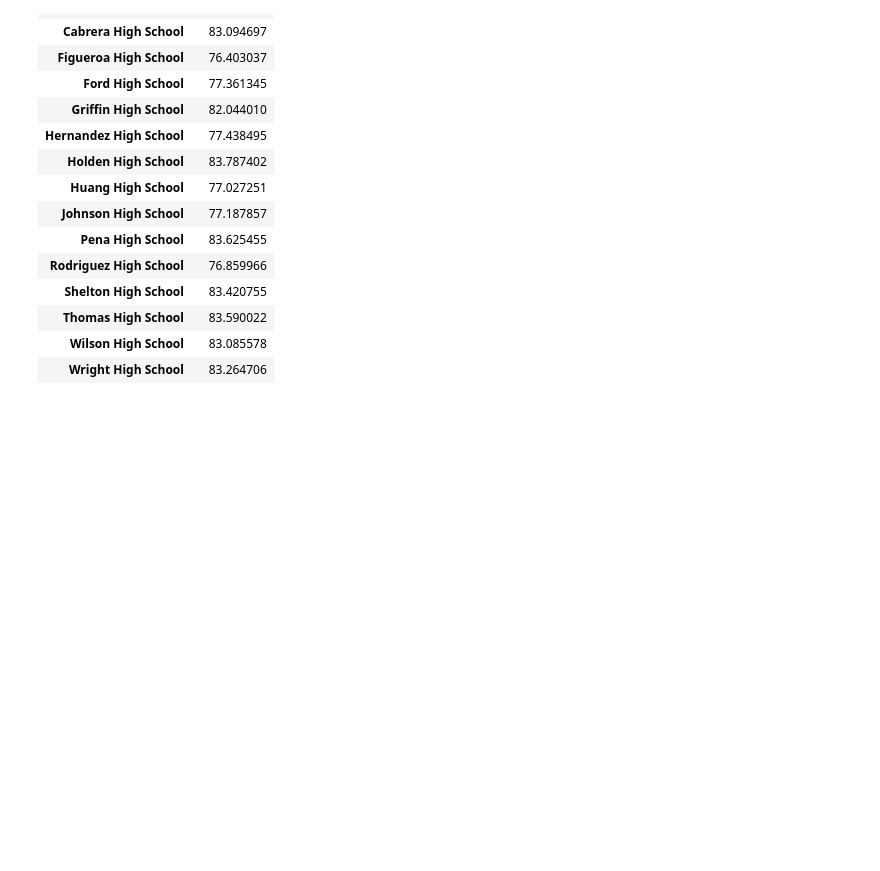
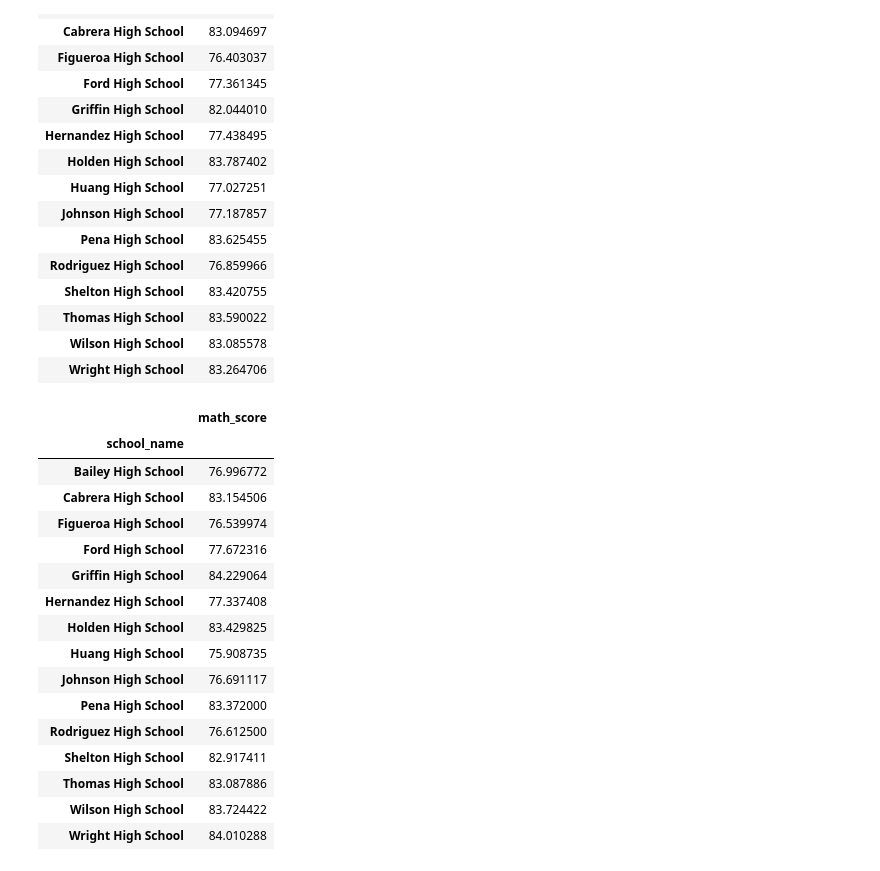
Before and after one commit to nams238/pandas_challange, a Jupyter notebook: PyCitySchools/Untitled.ipynb, the cells around one changed output. Drawn from its saved outputs; the diff is of its cells as text; code cells hidden in the pictures; blank space fills up the shorter version.

Commit message:
to create pandas dataframe for grades

```diff
--- a/PyCitySchools/Untitled.ipynb
+++ b/PyCitySchools/Untitled.ipynb
@@ -616,3 +616,29 @@ math_organized_9th
 | Thomas High School | 83.590022 |
 | Wilson High School | 83.085578 |
 | Wright High School | 83.264706 |
+# %%
+# To Create a pandas series for 10th grade. using a conditional statement.
+math_10th = school_data_complete.loc[school_data_complete['grade']=='10th']
+#reduce the columns to the desired ones
+organized_math_10th = math_10th[["grade", "school_name", "math_score"]]
+# group the dataframe by the school name: using groupby() method
+math_organized_10th = organized_math_10th.groupby(["school_name"]).mean()
+math_organized_10th
+# %% [output]
+|  | math_score |
+| school_name |  |
+| Bailey High School | 76.996772 |
+| Cabrera High School | 83.154506 |
+| Figueroa High School | 76.539974 |
+| Ford High School | 77.672316 |
+| Griffin High School | 84.229064 |
+| Hernandez High School | 77.337408 |
+| Holden High School | 83.429825 |
+| Huang High School | 75.908735 |
+| Johnson High School | 76.691117 |
+| Pena High School | 83.372000 |
+| Rodriguez High School | 76.612500 |
+| Shelton High School | 82.917411 |
+| Thomas High School | 83.087886 |
+| Wilson High School | 83.724422 |
+| Wright High School | 84.010288 |
```
Also changed, not shown: parts of 2 cells of this notebook.
